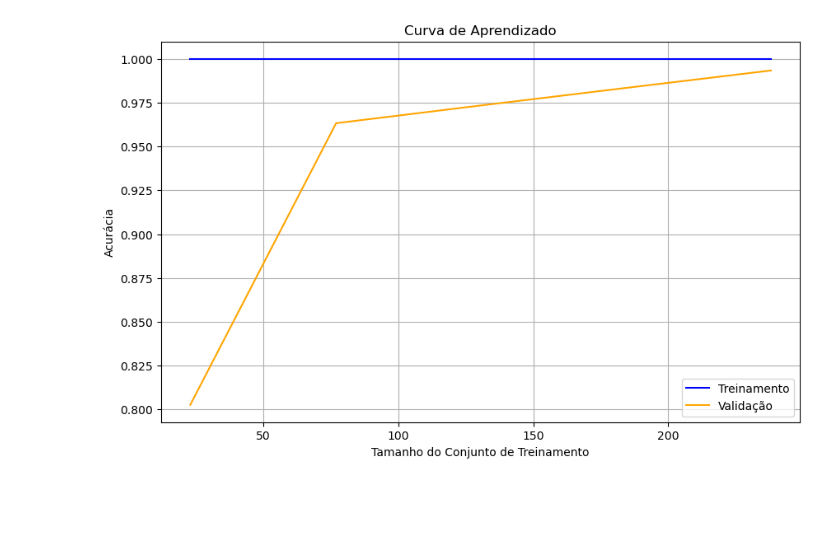
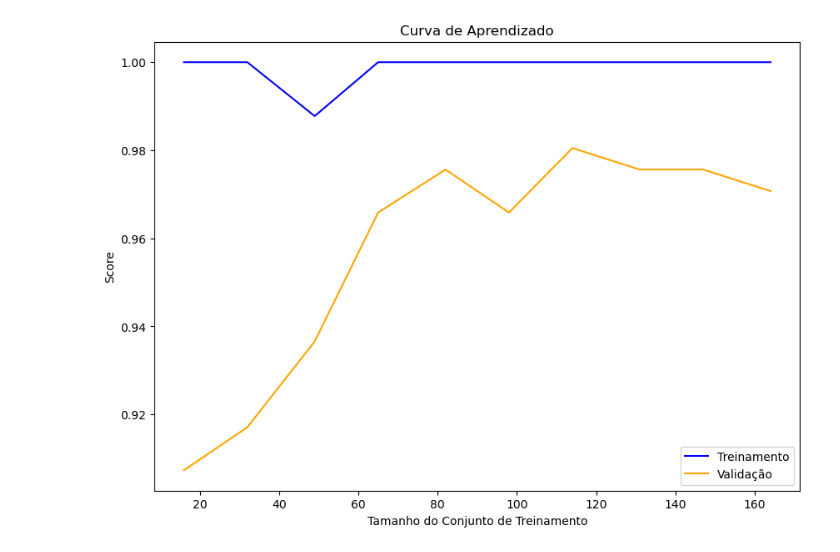
Before and after one commit to zGUiWF/projeto-ia, a Jupyter notebook: notebooks/duduNoteRandomForest.ipynb, the cells around one changed output. Saved outputs shown, nothing was run; the diff lists cells and outputs as text; code cells hidden in the pictures; blank space fills up the shorter version.

```diff
--- a/notebooks/duduNoteRandomForest.ipynb
+++ b/notebooks/duduNoteRandomForest.ipynb
@@ -112,0 +96,20 @@ Matriz de Confusão com os melhores hiperparâmetros:
+# %%
+#descobrir os melhores hiperparâmetros para random forest
+param_dist = {
+    'rfc__n_estimators': [100, 200, 300, 400, 500],
+    'rfc__max_depth': [None, 10, 20, 30, 40, 50],
+    'rfc__min_samples_split': [2, 5, 10],
+    'rfc__min_samples_leaf': [1, 2, 4],
+    'rfc__bootstrap': [True, False]
+}
+
+random_search = RandomizedSearchCV(
+    estimator=pipeline_rf,
+    param_distributions=param_dist,
+    n_iter=100,
+    scoring='roc_auc',
+    verbose=2,
+    cv=StratifiedKFold(n_splits=5, shuffle=True, random_state=42), # Validação cruzada estratificada
+    random_state=42,
+    n_jobs=-1
+)
@@ -189,17 +258,19 @@ plt.show()
 # %%
-# Plotar a curva de aprendizado com treinamento e validação
+# Plotar a curva de aprendizado
 from sklearn.model_selection import learning_curve
-train_sizes, train_scores, test_scores = learning_curve(best_rf_model, X_train_resampled, y_train_resampled, cv=5, n_jobs=-1)
+train_sizes, train_scores, test_scores = learning_curve(
+    random_search.best_estimator_, X_train, y_train,
+    cv=5, n_jobs=-1, train_sizes=[0.1, 0.2, 0.3, 0.4, 0.5, 0.6, 0.7, 0.8, 0.9, 1.0]
+)
 train_scores_mean = train_scores.mean(axis=1)
 test_scores_mean = test_scores.mean(axis=1)
-plt.figure(figsize=(10, 6))
+plt.figure(figsize=(10, 7))
 plt.plot(train_sizes, train_scores_mean, label='Treinamento', color='blue')
 plt.plot(train_sizes, test_scores_mean, label='Validação', color='orange')
 plt.title('Curva de Aprendizado')
 plt.xlabel('Tamanho do Conjunto de Treinamento')
-plt.ylabel('Acurácia')
+plt.ylabel('Score')
 plt.legend()
-plt.grid()
 plt.show()
 # %% [output]
-[figure, old version]
+[figure, new version]
```
Also changed, not shown: parts of 15 cells of this notebook, 15 other files.
